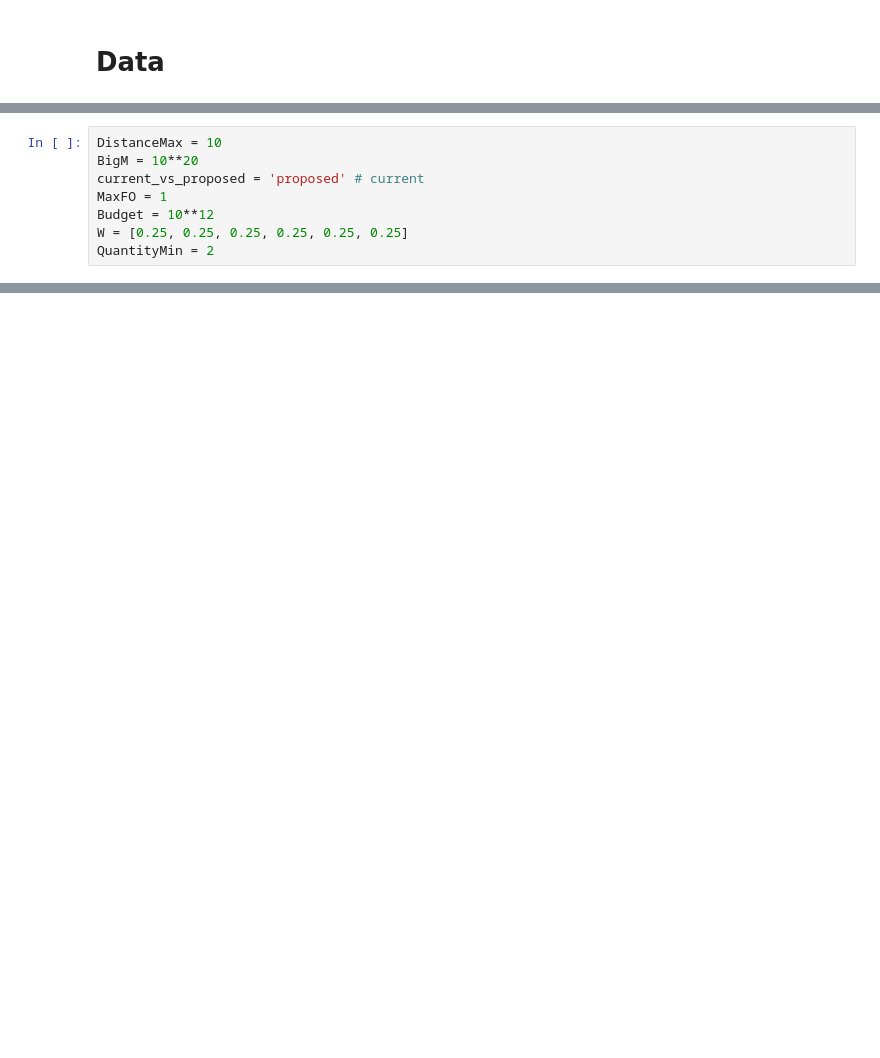
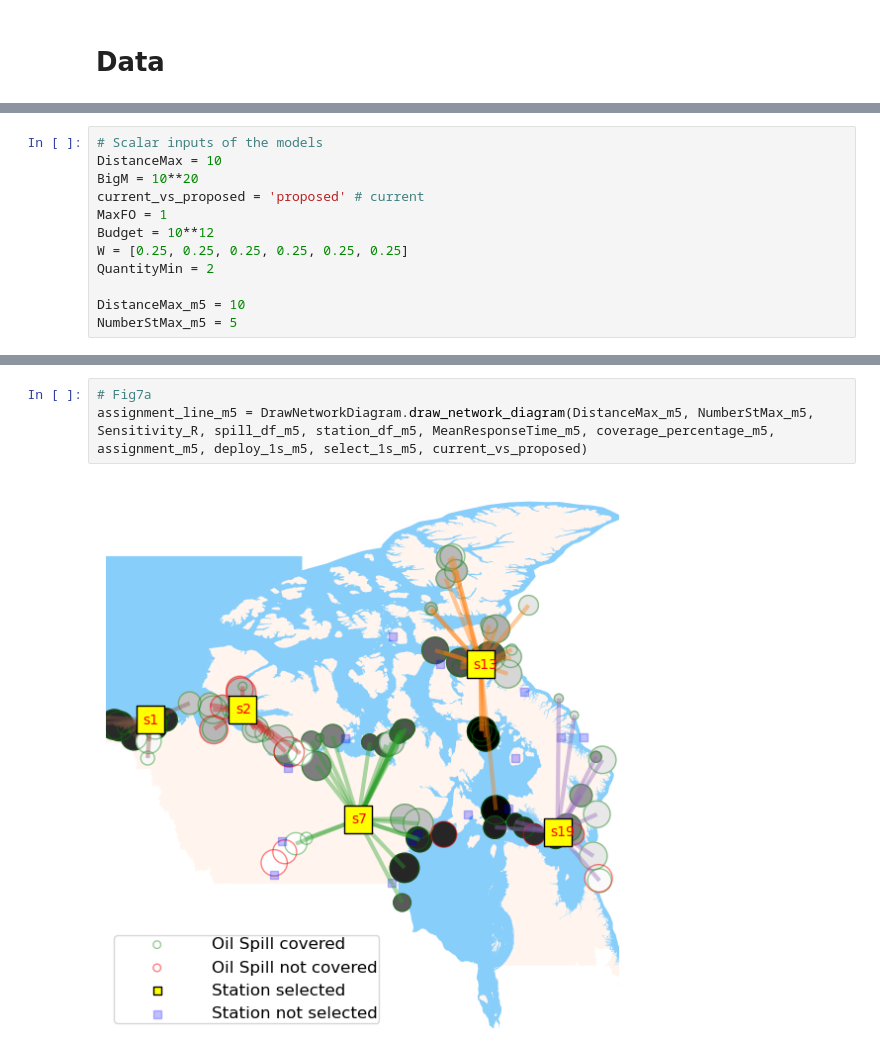
Before and after one commit to tanmoyie/MIP-Python-Lamoscad, a Jupyter notebook: src/1.0-run-optimization-model.ipynb, the cells around one changed output, grey strips where cells are left out. Drawn from its saved outputs; the diff is of its cells as text; blank space fills up the shorter version.

```diff
--- a/src/1.0-run-optimization-model.ipynb
+++ b/src/1.0-run-optimization-model.ipynb
@@ -64,4 +50,5 @@ Effectiveness_n = dict(zip(Eff.keys(), custom_func.normalize(Eff.values(), min(E
 # %%
+# Scalar inputs of the models
 DistanceMax = 10
 BigM = 10**20
 current_vs_proposed = 'proposed' # current
@@ -69,3 +56,6 @@ MaxFO = 1
 Budget = 10**12
 W = [0.25, 0.25, 0.25, 0.25, 0.25, 0.25]
 QuantityMin = 2
+
+DistanceMax_m5 = 10
+NumberStMax_m5 = 5
@@ -71,0 +90,5 @@ QuantityMin = 2
+# %%
+# Fig7a
+assignment_line_m5 = DrawNetworkDiagram.draw_network_diagram(DistanceMax_m5, NumberStMax_m5, Sensitivity_R, spill_df_m5, station_df_m5, MeanResponseTime_m5, coverage_percentage_m5, assignment_m5, deploy_1s_m5, select_1s_m5, current_vs_proposed)
+# %% [output]
+[figure, added]
```
Also changed, not shown: parts of 10 cells of this notebook, 6 other files.
